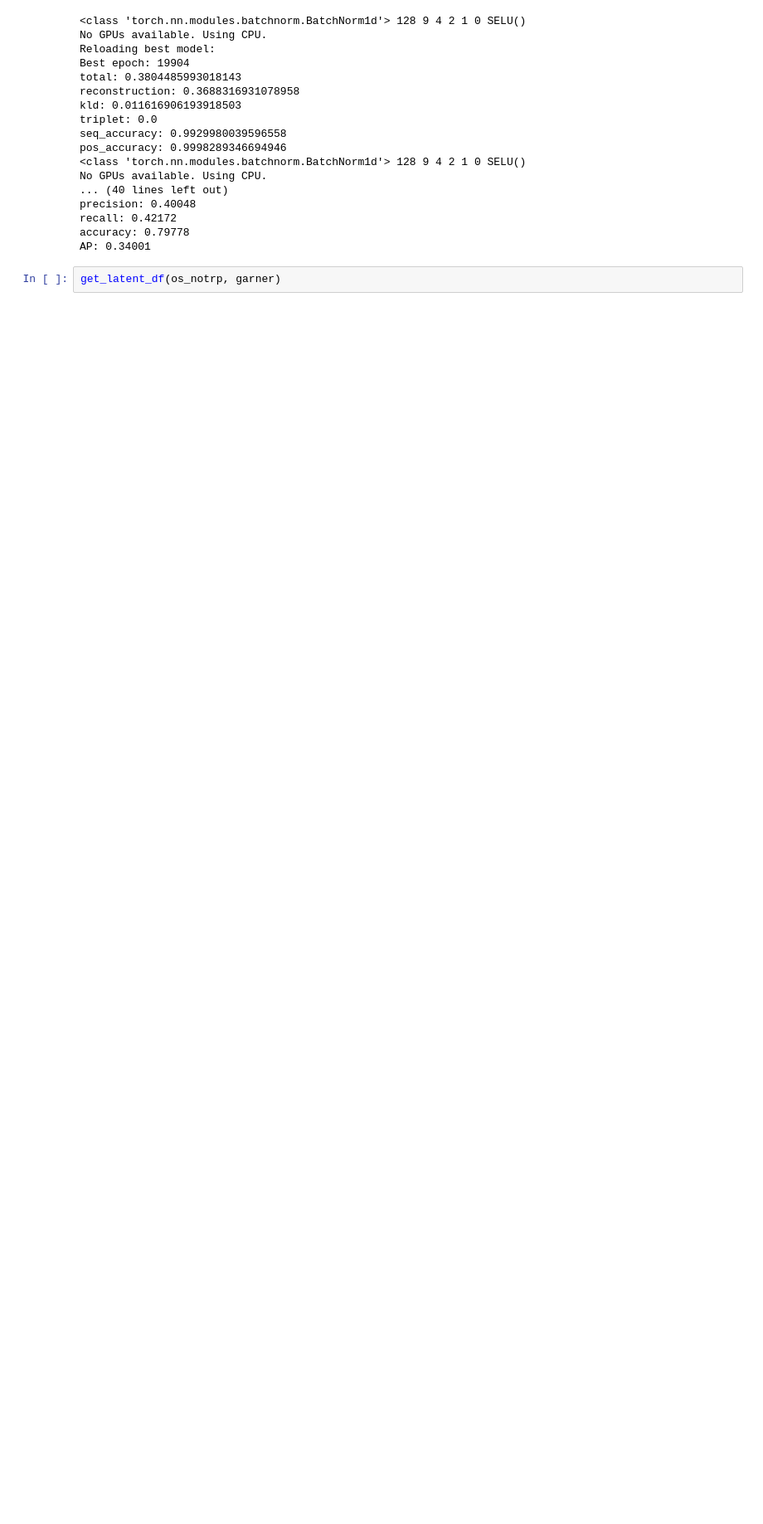
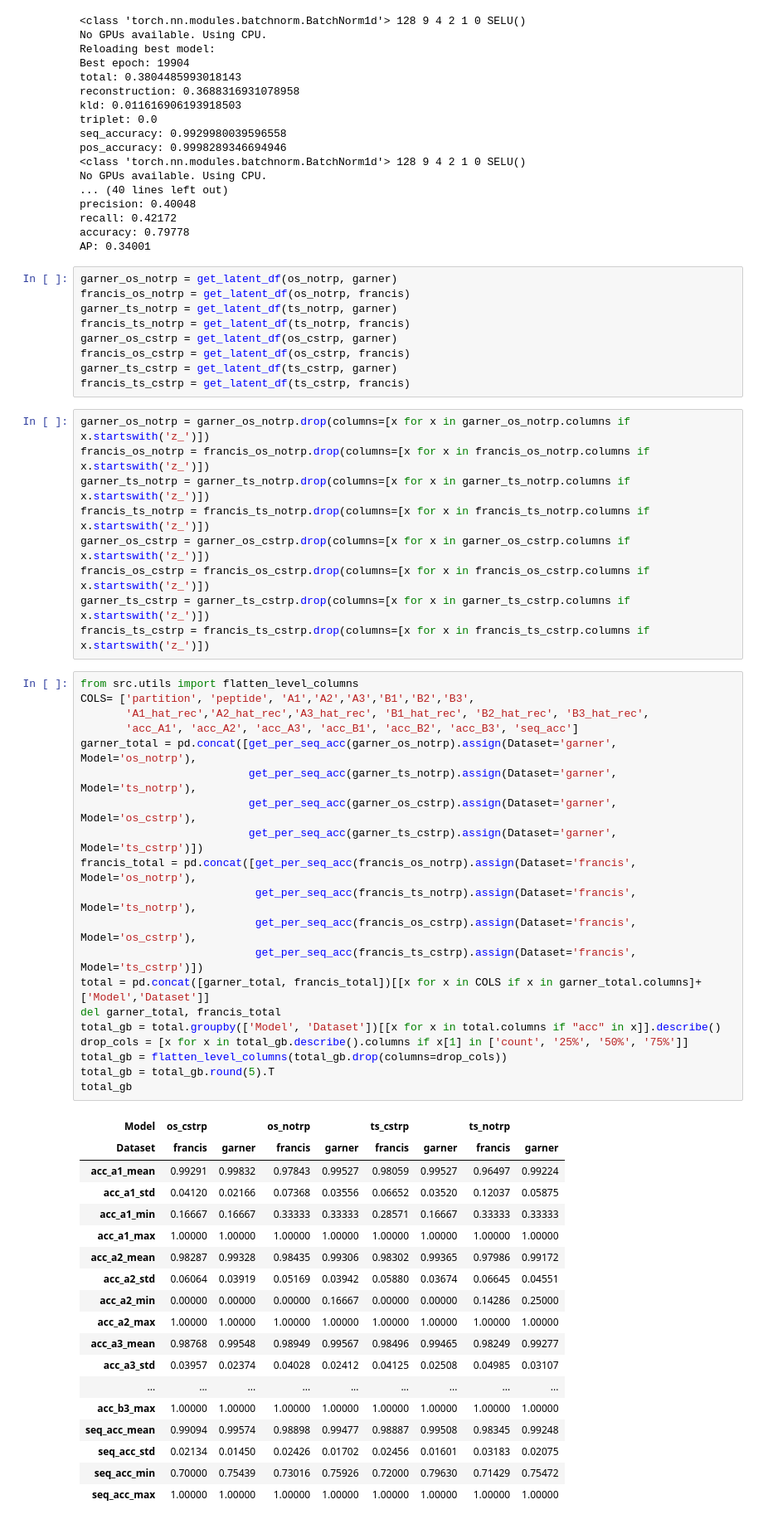
Before and after one commit to richieYT-wan/tclustr, a Jupyter notebook: notebooks/240916_extra_experiments.ipynb, the cells around one changed output. Shown at 83% size. Cells and saved outputs as stored; diff of their text form; blank space fills up the shorter version.

```diff
--- a/notebooks/240916_extra_experiments.ipynb
+++ b/notebooks/240916_extra_experiments.ipynb
@@ -122,4 +123,59 @@ recall: 0.42172
 accuracy: 0.79778
 AP: 0.34001
 # %%
-get_latent_df(os_notrp, garner)
+garner_os_notrp = get_latent_df(os_notrp, garner)
+francis_os_notrp = get_latent_df(os_notrp, francis)
+garner_ts_notrp = get_latent_df(ts_notrp, garner)
+francis_ts_notrp = get_latent_df(ts_notrp, francis)
+garner_os_cstrp = get_latent_df(os_cstrp, garner)
+francis_os_cstrp = get_latent_df(os_cstrp, francis)
+garner_ts_cstrp = get_latent_df(ts_cstrp, garner)
+francis_ts_cstrp = get_latent_df(ts_cstrp, francis)
+# %%
+garner_os_notrp = garner_os_notrp.drop(columns=[x for x in garner_os_notrp.columns if x.startswith('z_')])
+francis_os_notrp = francis_os_notrp.drop(columns=[x for x in francis_os_notrp.columns if x.startswith('z_')])
+garner_ts_notrp = garner_ts_notrp.drop(columns=[x for x in garner_ts_notrp.columns if x.startswith('z_')])
+francis_ts_notrp = francis_ts_notrp.drop(columns=[x for x in francis_ts_notrp.columns if x.startswith('z_')])
+garner_os_cstrp = garner_os_cstrp.drop(columns=[x for x in garner_os_cstrp.columns if x.startswith('z_')])
+francis_os_cstrp = francis_os_cstrp.drop(columns=[x for x in francis_os_cstrp.columns if x.startswith('z_')])
+garner_ts_cstrp = garner_ts_cstrp.drop(columns=[x for x in garner_ts_cstrp.columns if x.startswith('z_')])
+francis_ts_cstrp = francis_ts_cstrp.drop(columns=[x for x in francis_ts_cstrp.columns if x.startswith('z_')])
+# %%
+from src.utils import flatten_level_columns
+COLS= ['partition', 'peptide', 'A1','A2','A3','B1','B2','B3',
+       'A1_hat_rec','A2_hat_rec','A3_hat_rec', 'B1_hat_rec', 'B2_hat_rec', 'B3_hat_rec',
+       'acc_A1', 'acc_A2', 'acc_A3', 'acc_B1', 'acc_B2', 'acc_B3', 'seq_acc']
+garner_total = pd.concat([get_per_seq_acc(garner_os_notrp).assign(Dataset='garner', Model='os_notrp'),
+                          get_per_seq_acc(garner_ts_notrp).assign(Dataset='garner', Model='ts_notrp'),
+                          get_per_seq_acc(garner_os_cstrp).assign(Dataset='garner', Model='os_cstrp'),
+                          get_per_seq_acc(garner_ts_cstrp).assign(Dataset='garner', Model='ts_cstrp')])
+francis_total = pd.concat([get_per_seq_acc(francis_os_notrp).assign(Dataset='francis', Model='os_notrp'),
+                           get_per_seq_acc(francis_ts_notrp).assign(Dataset='francis', Model='ts_notrp'),
+                           get_per_seq_acc(francis_os_cstrp).assign(Dataset='francis', Model='os_cstrp'),
+                           get_per_seq_acc(francis_ts_cstrp).assign(Dataset='francis', Model='ts_cstrp')])
+total = pd.concat([garner_total, francis_total])[[x for x in COLS if x in garner_total.columns]+['Model','Dataset']]
+del garner_total, francis_total
+total_gb = total.groupby(['Model', 'Dataset'])[[x for x in total.columns if "acc" in x]].describe()
+drop_cols = [x for x in total_gb.describe().columns if x[1] in ['count', '25%', '50%', '75%']]
+total_gb = flatten_level_columns(total_gb.drop(columns=drop_cols))
+total_gb = total_gb.round(5).T
+total_gb
+# %% [output]
+| Model | os_cstrp |  | os_notrp |  | ts_cstrp |  | ts_notrp |  |
+| Dataset | francis | garner | francis | garner | francis | garner | francis | garner |
+| acc_a1_mean | 0.99291 | 0.99832 | 0.97843 | 0.99527 | 0.98059 | 0.99527 | 0.96497 | 0.99224 |
+| acc_a1_std | 0.04120 | 0.02166 | 0.07368 | 0.03556 | 0.06652 | 0.03520 | 0.12037 | 0.05875 |
+| acc_a1_min | 0.16667 | 0.16667 | 0.33333 | 0.33333 | 0.28571 | 0.16667 | 0.33333 | 0.33333 |
+| acc_a1_max | 1.00000 | 1.00000 | 1.00000 | 1.00000 | 1.00000 | 1.00000 | 1.00000 | 1.00000 |
+| acc_a2_mean | 0.98287 | 0.99328 | 0.98435 | 0.99306 | 0.98302 | 0.99365 | 0.97986 | 0.99172 |
+| acc_a2_std | 0.06064 | 0.03919 | 0.05169 | 0.03942 | 0.05880 | 0.03674 | 0.06645 | 0.04551 |
+| acc_a2_min | 0.00000 | 0.00000 | 0.00000 | 0.16667 | 0.00000 | 0.00000 | 0.14286 | 0.25000 |
+| acc_a2_max | 1.00000 | 1.00000 | 1.00000 | 1.00000 | 1.00000 | 1.00000 | 1.00000 | 1.00000 |
+| acc_a3_mean | 0.98768 | 0.99548 | 0.98949 | 0.99567 | 0.98496 | 0.99465 | 0.98249 | 0.99277 |
+| acc_a3_std | 0.03957 | 0.02374 | 0.04028 | 0.02412 | 0.04125 | 0.02508 | 0.04985 | 0.03107 |
+| ... | ... | ... | ... | ... | ... | ... | ... | ... |
+| acc_b3_max | 1.00000 | 1.00000 | 1.00000 | 1.00000 | 1.00000 | 1.00000 | 1.00000 | 1.00000 |
+| seq_acc_mean | 0.99094 | 0.99574 | 0.98898 | 0.99477 | 0.98887 | 0.99508 | 0.98345 | 0.99248 |
+| seq_acc_std | 0.02134 | 0.01450 | 0.02426 | 0.01702 | 0.02456 | 0.01601 | 0.03183 | 0.02075 |
+| seq_acc_min | 0.70000 | 0.75439 | 0.73016 | 0.75926 | 0.72000 | 0.79630 | 0.71429 | 0.75472 |
+| seq_acc_max | 1.00000 | 1.00000 | 1.00000 | 1.00000 | 1.00000 | 1.00000 | 1.00000 | 1.00000 |
```
Also changed, not shown: parts of 15 cells of this notebook, 13 other files.
